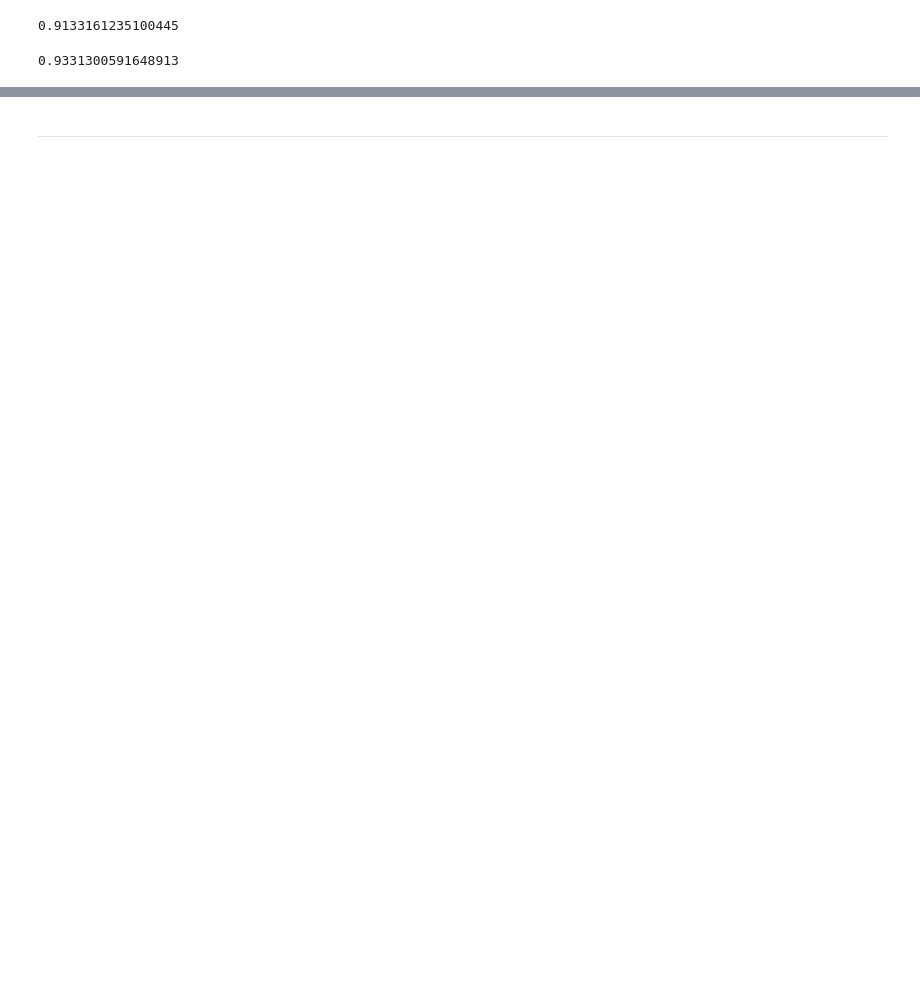
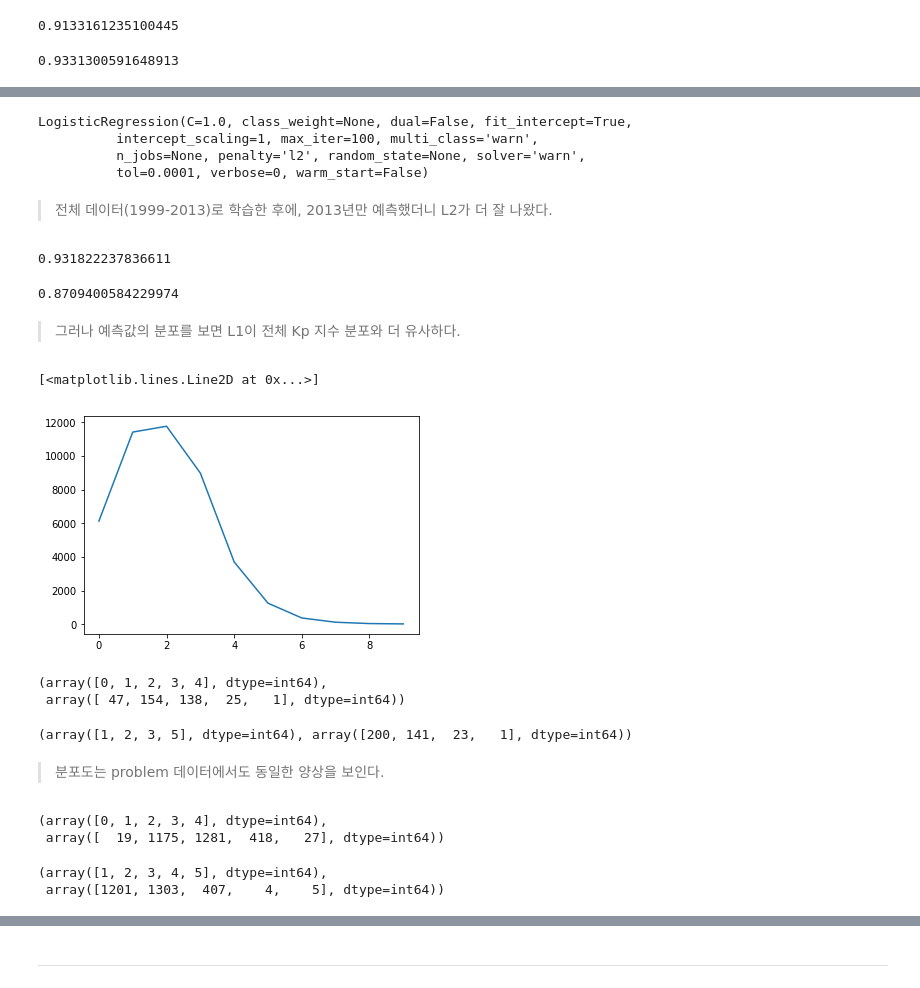
Before and after one commit to GDAI-inov/Space, a Jupyter notebook: 우주2.ipynb, the cells around one changed output, grey strips where cells are left out. Cells and saved outputs as stored; diff of their text form; code cells hidden in the pictures; blank space fills up the shorter version.

```diff
--- a/우주2.ipynb
+++ b/우주2.ipynb
@@ -253,0 +261,38 @@ weightedRMSE(lr_l2, test)
+# %%
+lr_l1_total.fit(total_concat.drop(columns=["date", "kp_h", "variable"]).iloc[:,:-1], total_concat.value)
+lr_l2_total.fit(total_concat.drop(columns=["date", "kp_h", "variable"]).iloc[:,:-1], total_concat.value)
+# %% [output]
+LogisticRegression(C=1.0, class_weight=None, dual=False, fit_intercept=True,
+          intercept_scaling=1, max_iter=100, multi_class='warn',
+          n_jobs=None, penalty='l2', random_state=None, solver='warn',
+          tol=0.0001, verbose=0, warm_start=False)
+# %% [markdown]
+> 전체 데이터(1999-2013)로 학습한 후에, 2013년만 예측했더니 L2가 더 잘 나왔다.
+# %%
+weightedRMSE(lr_l1_total, test)
+# %% [output]
+0.931822237836611
+# %%
+weightedRMSE(lr_l2_total, test)
+# %% [output]
+0.8709400584229974
+# %% [markdown]
+> 그러나 예측값의 분포를 보면 L1이 전체 Kp 지수 분포와 더 유사하다.
+# %%
+# 전체 kp 지수의 분포
+
+plt.plot(total_concat.value.value_counts().sort_index())
+# %% [output]
+[<matplotlib.lines.Line2D at 0x...>]
+[figure, added]
+# %%
+np.unique(lr_l1_total.predict(test.iloc[:,:-1]), return_counts=True)
+# %% [output]
+(array([0, 1, 2, 3, 4], dtype=int64),
+ array([ 47, 154, 138,  25,   1], dtype=int64))
+# %%
+np.unique(lr_l2_total.predict(test.iloc[:,:-1]), return_counts=True)
+# %% [output]
+(array([1, 2, 3, 5], dtype=int64), array([200, 141,  23,   1], dtype=int64))
+# %% [markdown]
+> 분포도는 problem 데이터에서도 동일한 양상을 보인다.
@@ -253,0 +308,15 @@ weightedRMSE(lr_l2, test)
+# %%
+# l1의 분포도 확인
+result = lr_l1_total.predict(problem_pre)
+np.unique(result, return_counts=True)
+# %% [output]
+(array([0, 1, 2, 3, 4], dtype=int64),
+ array([  19, 1175, 1281,  418,   27], dtype=int64))
+# %%
+#l2의 분포도 확인
+
+result = lr_l2_total.predict(problem_pre)
+np.unique(result, return_counts=True)
+# %% [output]
+(array([1, 2, 3, 4, 5], dtype=int64),
+ array([1201, 1303,  407,    4,    5], dtype=int64))
```
Also changed, not shown: parts of 10 cells of this notebook, 1 other file.
